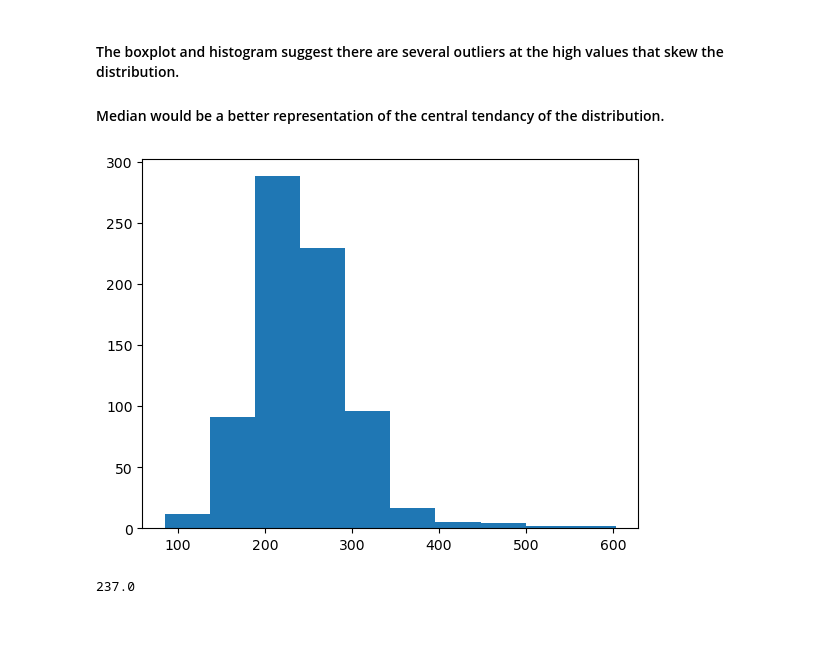
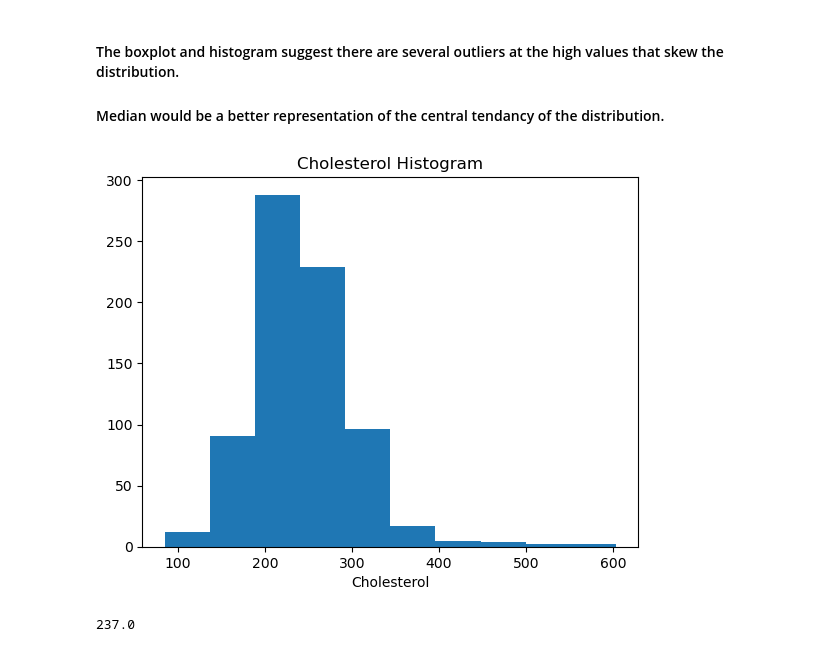
Before and after one commit to andrewjmack/coronary-disease-predictive-model, a Jupyter notebook: Data_Cleaning.ipynb, the cells around one changed output. Saved outputs shown, nothing was run; the diff lists cells and outputs as text; code cells hidden in the pictures; blank space fills up the shorter version.

Commit message:
added some labels to graphs

```diff
--- a/Data_Cleaning.ipynb
+++ b/Data_Cleaning.ipynb
@@ -96,10 +96,12 @@ plt.show()
 # %%
 #Create a histogram of the cholesterol variable
 plt.hist(df_no_zeros["Cholesterol"])
+plt.title('Cholesterol Histogram')
+plt.xlabel('Cholesterol')
 plt.savefig("resources/images/hist_cholesterol.png")
 plt.show()
 # %% [output]
-[figure, old version]
+[figure, new version]
 # %%
 #Identifiy the median value, will be used to replace zeros
 Ch_replacement = df_no_zeros["Cholesterol"].median()
```
Also changed, not shown: parts of 2 cells of this notebook, 2 other files.
